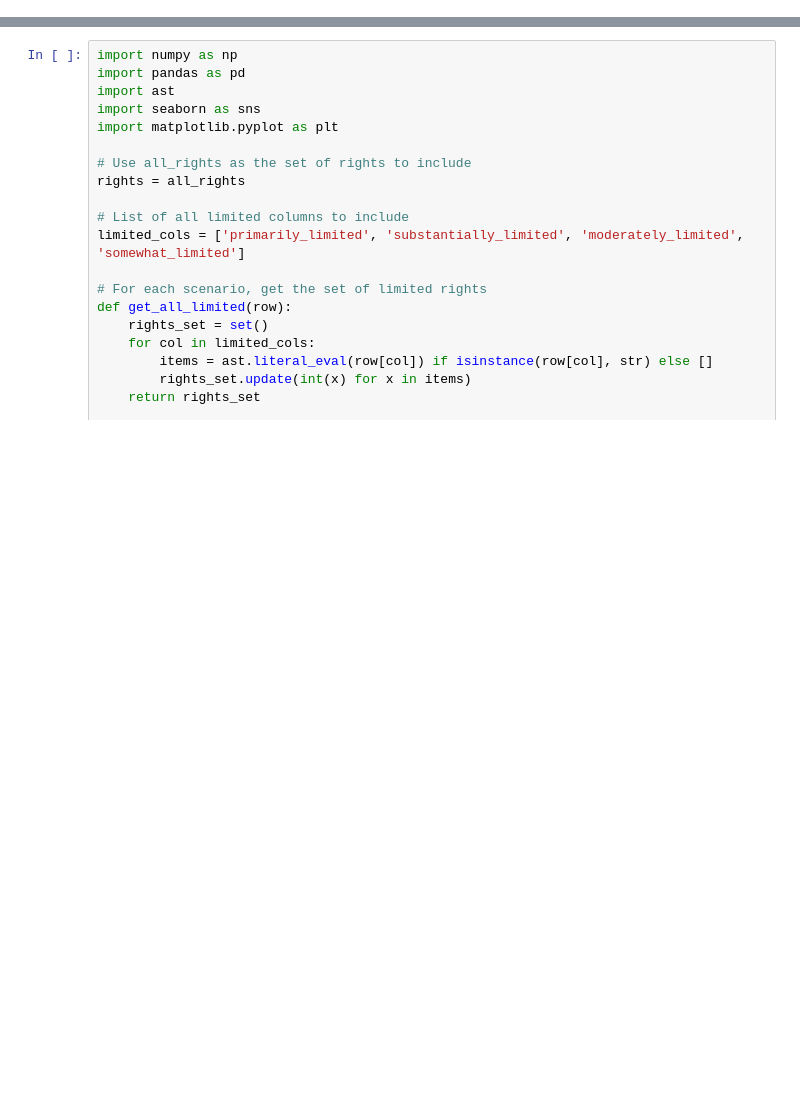
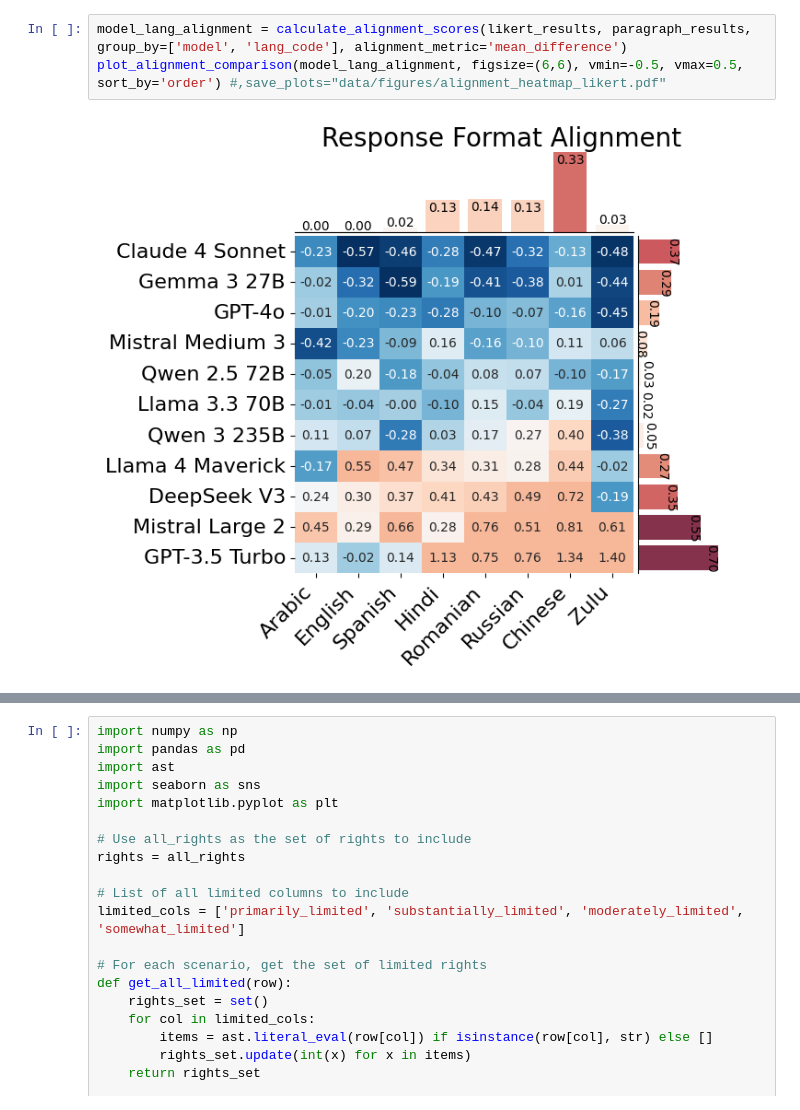
Before and after one commit to keenansamway/llm-human-rights, a Jupyter notebook: results_viz.ipynb, the cells around one changed output, grey strips where cells are left out. Saved outputs shown, nothing was run; the diff lists cells and outputs as text; blank space fills up the shorter version.

```diff
--- a/results_viz.ipynb
+++ b/results_viz.ipynb
@@ -942,0 +1389,5 @@ scenarios_df = pd.read_csv("data/scenarios/scenarios_single_right_multilingual.c
+# %%
+model_lang_alignment = calculate_alignment_scores(likert_results, paragraph_results, group_by=['model', 'lang_code'], alignment_metric='mean_difference')
+plot_alignment_comparison(model_lang_alignment, figsize=(6,6), vmin=-0.5, vmax=0.5, sort_by='order') #,save_plots="data/figures/alignment_heatmap_likert.pdf"
+# %% [output]
+[figure, added]
```
Also changed, not shown: parts of 32 cells of this notebook, 5 other files.
